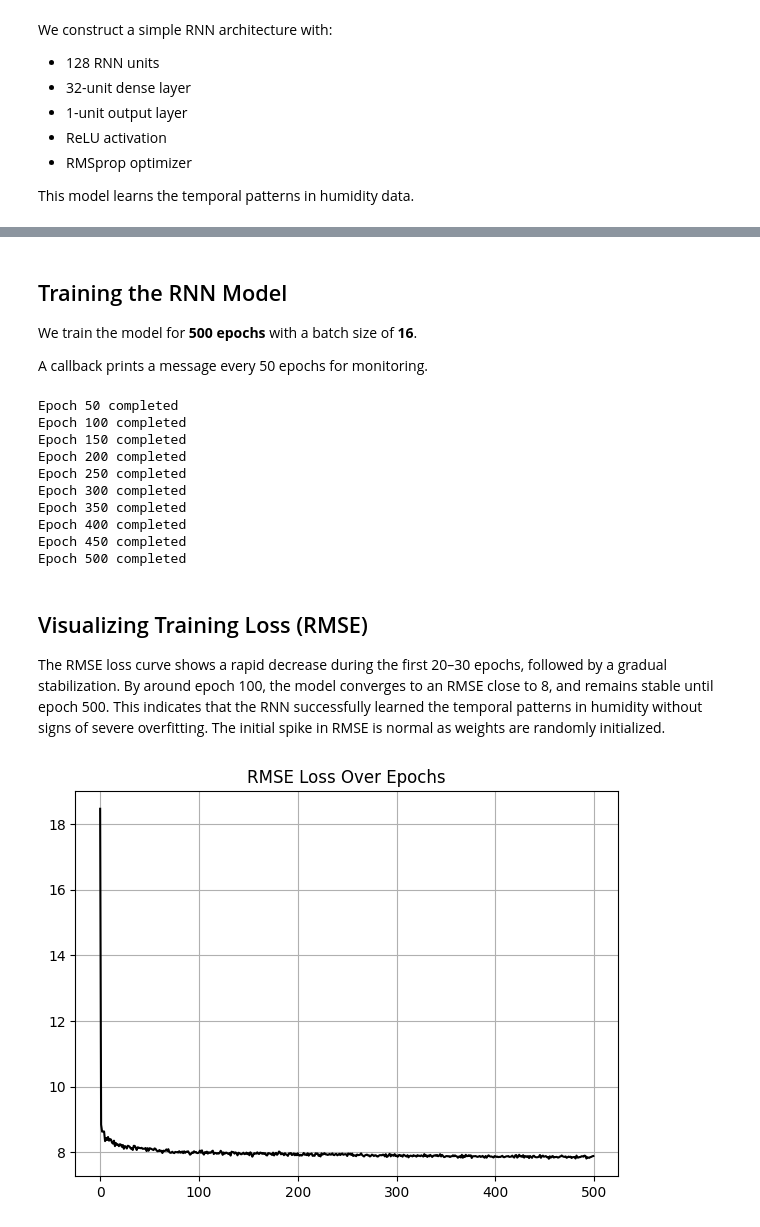
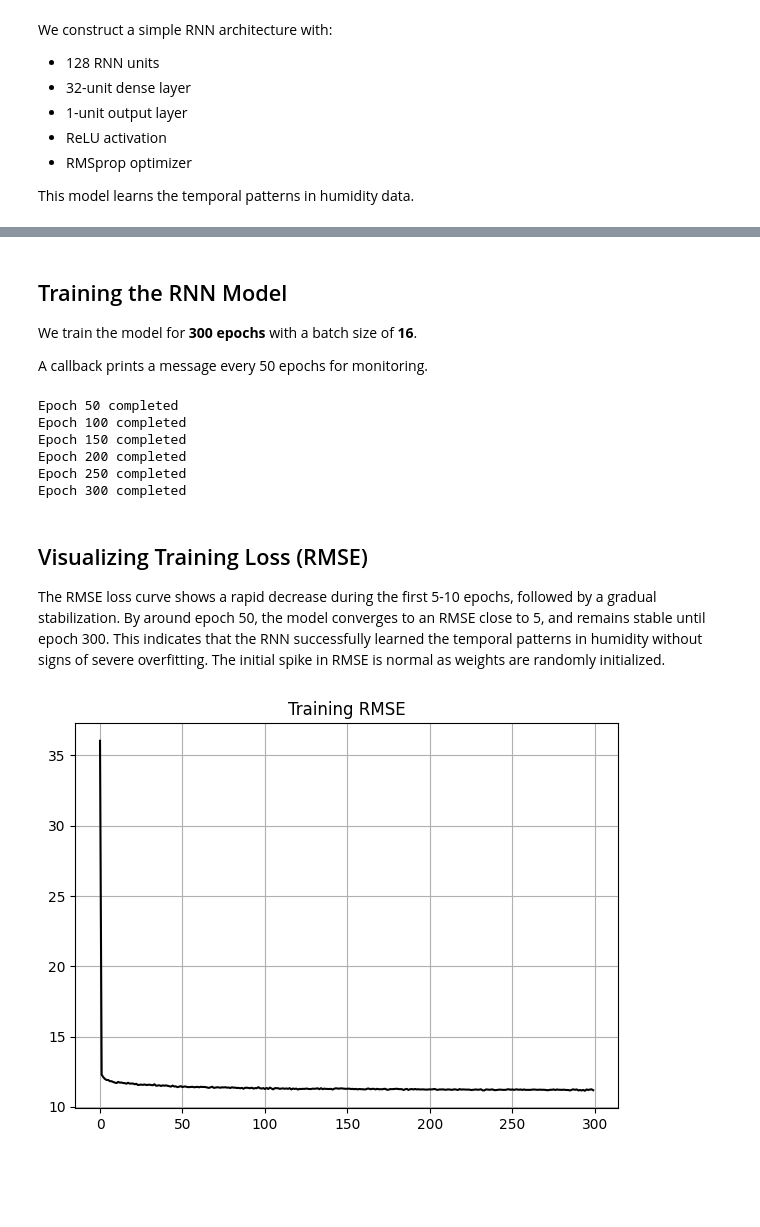
Before and after one commit to AntoniooOliva/Climate-A2, a Jupyter notebook: RNN.ipynb, the cells around one changed output, grey strips where cells are left out. Cells and saved outputs as stored; diff of their text form; code cells hidden in the pictures; blank space fills up the shorter version.

```diff
--- a/RNN.ipynb
+++ b/RNN.ipynb
@@ -64,16 +63,23 @@ test_ext  = np.append(test,  np.repeat(test[-1], step))
 # %%
-# Convert to supervised learning format
-def convertToMatrix(data, step):
+# Convert to supervised learning format for 7-day horizon
+def convertToMatrix_multistep(data, step, horizon):
     X, Y = [], []
-    for i in range(len(data) - step):
+    for i in range(len(data) - step - horizon + 1):
         X.append(data[i:i+step])
-        Y.append(data[i+step])
+        Y.append(data[i+step:i+step+horizon])
     return np.array(X), np.array(Y)
 
-trainX, trainY = convertToMatrix(train_ext, step)
-testX,  testY  = convertToMatrix(test_ext,  step)
+
+trainX, trainY = convertToMatrix_multistep(train, step, horizon)
 trainX = trainX.reshape(trainX.shape[0], 1, trainX.shape[1])
-testX  = testX.reshape(testX.shape[0],  1, testX.shape[1])
-print(trainX.shape, trainY.shape)
-print(testX.shape,  testY.shape)
+trainY = trainY.reshape(trainY.shape[0], horizon)
+
+print(f"Training shapes: X={trainX.shape}, Y={trainY.shape}")
+
+
+testX, testY = convertToMatrix_multistep(test, step, horizon)
+testX = testX.reshape(testX.shape[0], 1, testX.shape[1])
+testY = testY.reshape(testY.shape[0], horizon)
+
+print(f"Test shapes: X={testX.shape}, Y={testY.shape}")
 # %% [output]
@@ -92,16 +98,16 @@ We construct a simple RNN architecture with:
 This model learns the temporal patterns in humidity data.
 # %%
 # Build Simple RNN Model
-def build_simple_rnn(num_units=128, embedding=4, num_dense=32, lr=0.001):
+def build_model():
     model = Sequential()
-    model.add(SimpleRNN(num_units, input_shape=(1, embedding), activation="relu"))
-    model.add(Dense(num_dense, activation="relu"))
-    model.add(Dense(1))
+    model.add(SimpleRNN(128, input_shape=(1, step), activation="relu"))
+    model.add(Dense(32, activation="relu"))
+    model.add(Dense(horizon))
     model.compile(loss="mean_squared_error",
-                  optimizer=RMSprop(learning_rate=lr),
+                  optimizer=RMSprop(learning_rate=0.001),
                   metrics=["mse"])
     return model
 
-model = build_simple_rnn(embedding=step)
+model = build_model()
 model.summary()
 # %% [output]
@@ -121,7 +127,7 @@ Model: "sequential_2"
 # %% [markdown]
 ## Training the RNN Model
 
-We train the model for **500 epochs** with a batch size of **16**.
+We train the model for **300 epochs** with a batch size of **16**.
 
 A callback prints a message every 50 epochs for monitoring.
 # %%
@@ -133,13 +139,14 @@ class MyCallback(Callback):
 # %%
 # Training the model
 batch_size = 16
-num_epochs = 500
+num_epochs = 300
 
 history = model.fit(
     trainX, trainY,
     epochs=num_epochs,
     batch_size=batch_size,
     callbacks=[MyCallback()],
+    validation_split=0.1,
     verbose=0
 )
 # %% [output]
@@ -149,25 +156,21 @@ Epoch 150 completed
 Epoch 200 completed
 Epoch 250 completed
 Epoch 300 completed
-Epoch 350 completed
-Epoch 400 completed
-Epoch 450 completed
-Epoch 500 completed
 # %% [markdown]
 ## Visualizing Training Loss (RMSE)
 
-The RMSE loss curve shows a rapid decrease during the first 20–30 epochs, followed by a gradual stabilization.
-By around epoch 100, the model converges to an RMSE close to 8, and remains stable until epoch 500.
+The RMSE loss curve shows a rapid decrease during the first 5-10 epochs, followed by a gradual stabilization.
+By around epoch 50, the model converges to an RMSE close to 5, and remains stable until epoch 300.
 This indicates that the RNN successfully learned the temporal patterns in humidity without signs of severe overfitting.
 The initial spike in RMSE is normal as weights are randomly initialized.
 # %%
 # Plot RMSE Loss over epochs
 plt.figure(figsize=(7,5))
-plt.plot(np.sqrt(history.history['loss']), c='k')
-plt.title("RMSE Loss Over Epochs")
+plt.plot(np.sqrt(history.history['loss']), color="black")
+plt.title("Training RMSE")
 plt.grid(True)
 plt.show()
 # %% [output]
-[figure, old version]
+[figure, new version]
 # %% [markdown]
 ## Generating Predictions on Train and Test Sets
```
Also changed, not shown: parts of 14 cells of this notebook, 1 other file.
